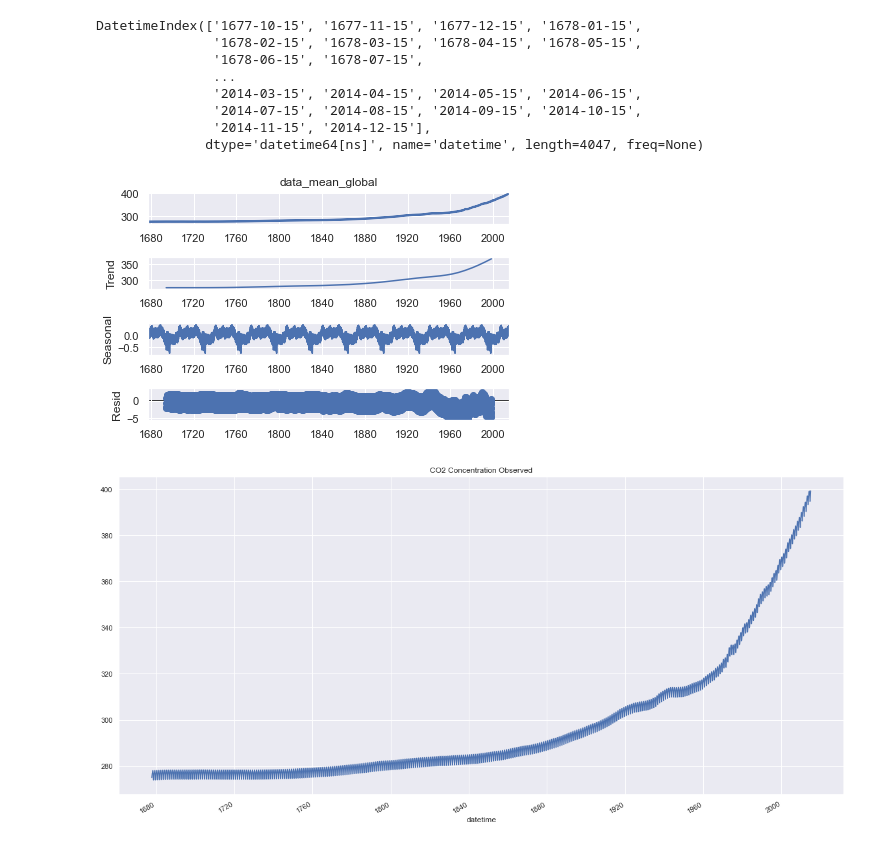
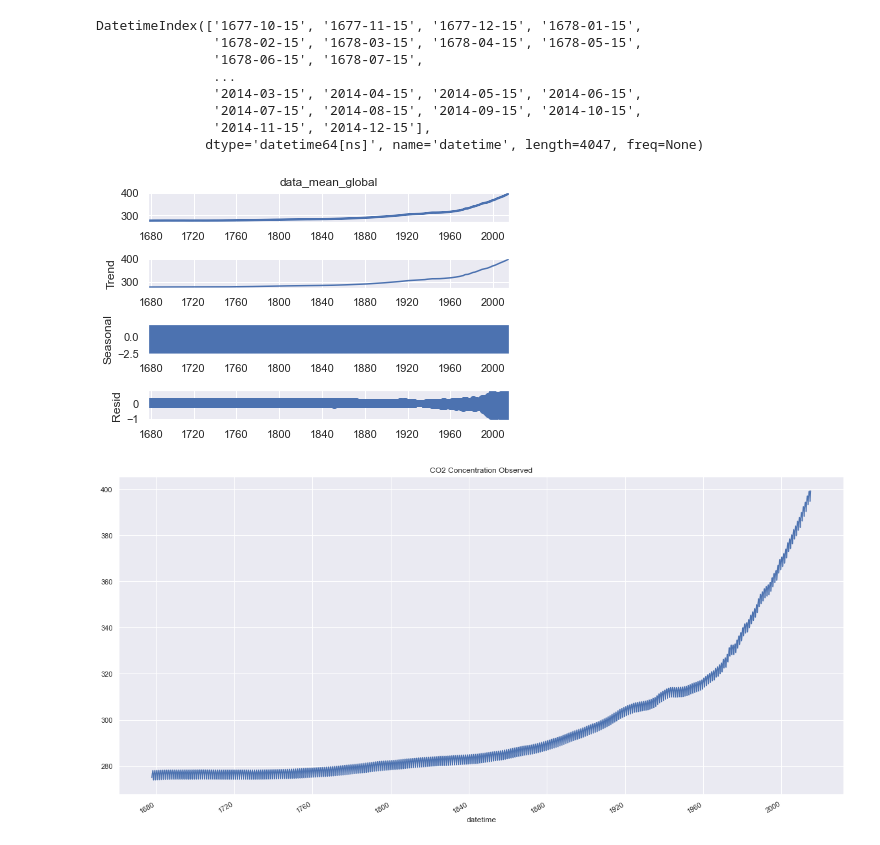
Before and after one commit to RicardoLeaoS/global-warming, a Jupyter notebook: explorint_co2_concentration.ipynb, the cells around one changed output. Cells and saved outputs as stored; diff of their text form; code cells hidden in the pictures.

```diff
--- a/explorint_co2_concentration.ipynb
+++ b/explorint_co2_concentration.ipynb
@@ -145,11 +145,11 @@ DatetimeIndex(['1677-10-15', '1677-11-15', '1677-12-15', '1678-01-15',
                '2014-11-15', '2014-12-15'],
               dtype='datetime64[ns]', name='datetime', length=4047, freq=None)
 # %%
-s_decomp = seasonal_decompose(co2_concentration_df['data_mean_global'], model='additive', period=400)
+s_decomp = seasonal_decompose(co2_concentration_df['data_mean_global'], model='additive', period=12)
 s_decomp.plot()
 plt.show()
 # %% [output]
-[figure, old version]
+[figure, new version]
 # %%
 plt.subplots(figsize=(20,10))
 plt.title('CO2 Concentration Observed')
```
Also changed, not shown: parts of 14 cells of this notebook, 10 other files.
